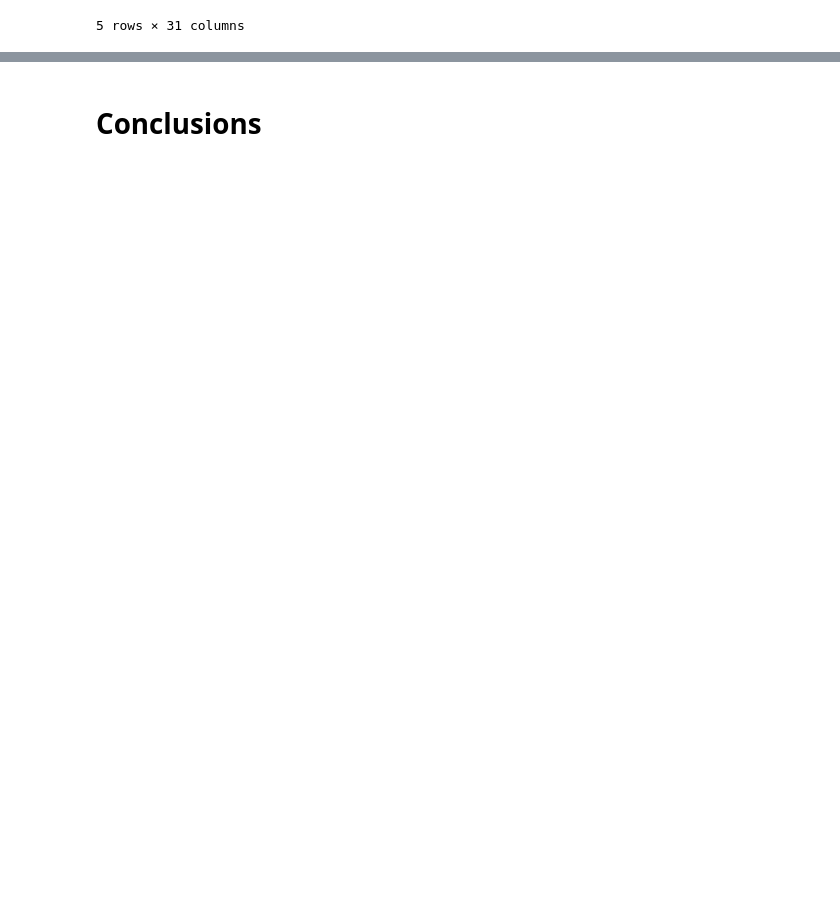
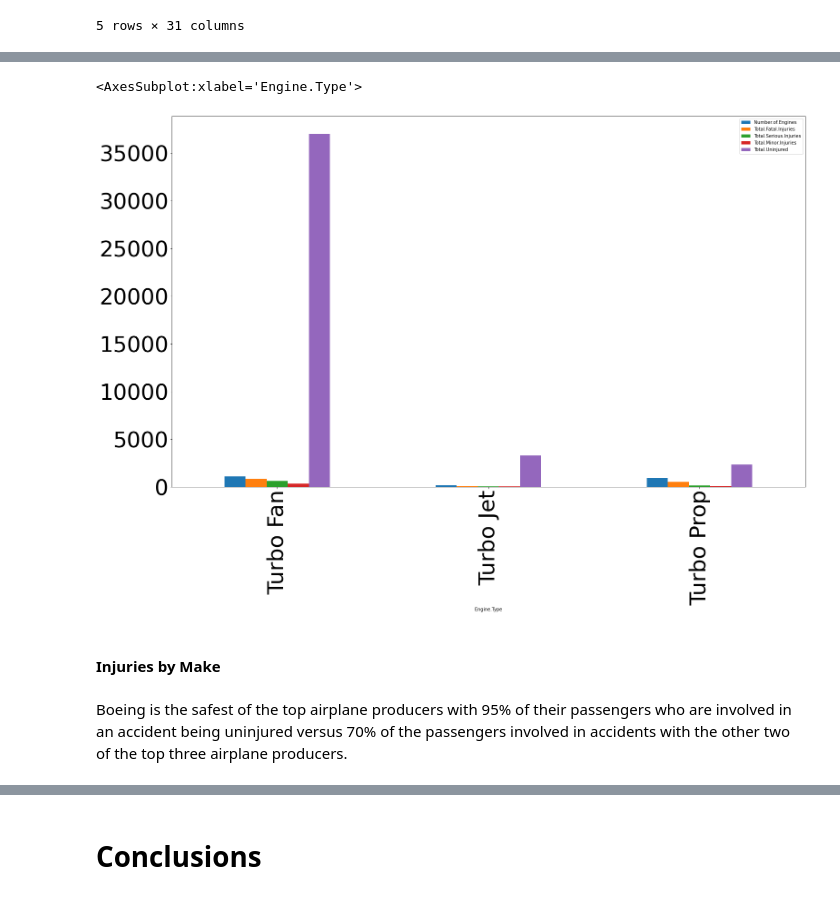
Before and after one commit to josh-g-grimes/Aviation-Data, a Jupyter notebook: notebook.ipynb, the cells around one changed output, grey strips where cells are left out. Drawn from its saved outputs; the diff is of its cells as text; code cells hidden in the pictures; blank space fills up the shorter version.

```diff
--- a/notebook.ipynb
+++ b/notebook.ipynb
@@ -303,0 +284,10 @@ ax1.bar(adturbo['Make'], adturbo['Total.Fatal.Injuries'])
+# %%
+adturbo = adet[adet['Engine.Type'] != 'Reciprocating']
+adturbo.groupby(['Engine.Type']).sum().plot(kind="bar", figsize=(25,15), fontsize=48)
+# %% [output]
+<AxesSubplot:xlabel='Engine.Type'>
+[figure, added]
+# %% [markdown]
+#### Injuries by Make
+# %% [markdown]
+Boeing is the safest of the top airplane producers with 95% of their passengers who are involved in an accident being uninjured versus 70% of the passengers involved in accidents with the other two of the top three airplane producers.
```
Also changed, not shown: parts of 97 cells of this notebook.
